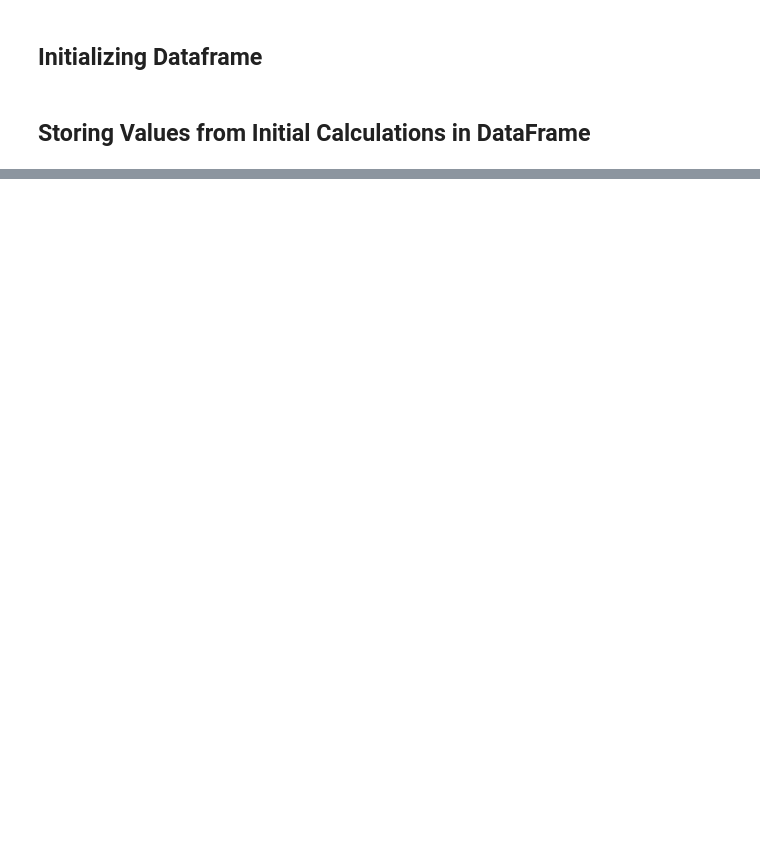
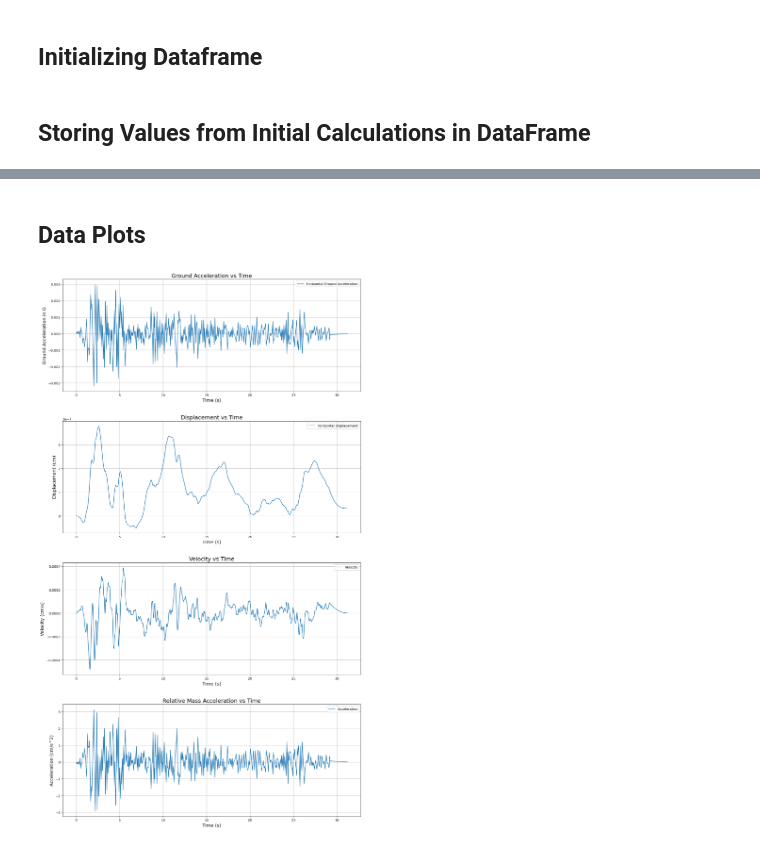
Before and after one commit to kkkissiedu/Earthquake-Response-Spectrum, a Jupyter notebook: Central Difference Method.ipynb, the cells around one changed output, grey strips where cells are left out. Cells and saved outputs as stored; diff of their text form; code cells hidden in the pictures; blank space fills up the shorter version.

```diff
--- a/Central Difference Method.ipynb
+++ b/Central Difference Method.ipynb
@@ -115,7 +139,9 @@ data.head()
 # %%
 for i in range(1, len(data)):           #Iteration starts from i = 1
+
+    #Copying values of u_i_minus_1 amd u_i from previous iteration
     data.loc[i, 'u_i_minus_1'] = data.loc[i-1, 'u_i']
-    data.loc[i, 'u_1'] = data.loc[i-1, 'u_i_plus_1']
+    data.loc[i, 'u_i'] = data.loc[i-1, 'u_i_plus_1']
 
     #Calculating P^i
     data.loc[i, 'P^i'] = data.loc[i, 'P_i'] - ((a * data.loc[i, 'u_i_minus_1']) + (b * data.loc[i, 'u_i']))
@@ -124,0 +167,50 @@ for i in range(1, len(data)):           #Iteration starts from i = 1
+# %% [markdown]
+## Data Plots
+# %%
+displacement = data['u_i'].values * 100  #Converting to cm
+time = data['t_i'].values
+
+#Calculating the velocity for each time step
+velocity = ((data['u_i_plus_1'] - data['u_i_minus_1']) / (2 * delta_t)) * 100  #Converting to cm/s
+
+#Calculating the acceleration for each time step
+acceleration = ((data['u_i_plus_1'] - 2 * data['u_i'] + data['u_i_minus_1']) / (delta_t**2)) * 100 #Converting to cm/s^2
+
+fig, ax = plt.subplots(4, 1, figsize = (15, 25))
+fig.tight_layout(pad = 7.0)
+
+#Plot of Ground Acceleration against Time
+ax[0].plot(time, ground_acc_factors_g, label = 'Horizontal Ground Acceleration')
+ax[0].set_xlabel('Time (s)', fontsize = 14)
+ax[0].set_ylabel('Ground Acceleration in G', fontsize = 14)
+ax[0].set_title('Ground Acceleration vs Time', fontsize = 17)
+ax[0].grid(True)
+ax[0].legend()
+
+#Plot of Displacement against Time
+ax[1].plot(time, displacement, label = 'Horizontal Displacement')
+ax[1].set_xlabel('Time (s)', fontsize = 14)
+ax[1].set_ylabel('Displacement (cm)', fontsize = 14)
+ax[1].set_title('Displacement vs Time', fontsize = 17)
+ax[1].grid(True)
+ax[1].legend()
+
+#Plot of Velocity against Time
+ax[2].plot(time, velocity, label = 'Velocity')
+ax[2].set_xlabel('Time (s)', fontsize = 14)
+ax[2].set_ylabel('Velocity (cm/s)', fontsize = 14)
+ax[2].set_title('Velocity vs Time', fontsize = 17)
+ax[2].grid(True)
+ax[2].legend()
+
+#Plot of Acceleration against Time
+ax[3].plot(time, acceleration, label = 'Acceleration')
+ax[3].set_xlabel('Time (s)', fontsize = 14)
+ax[3].set_ylabel('Acceleration (cm/s^2)', fontsize = 14)
+ax[3].set_title('Relative Mass Acceleration vs Time', fontsize = 17)
+ax[3].grid(True)
+ax[3].legend()
+
+plt.show()
+# %% [output]
+[figure, added]
```
Also changed, not shown: parts of 8 cells of this notebook, 1 other file.
